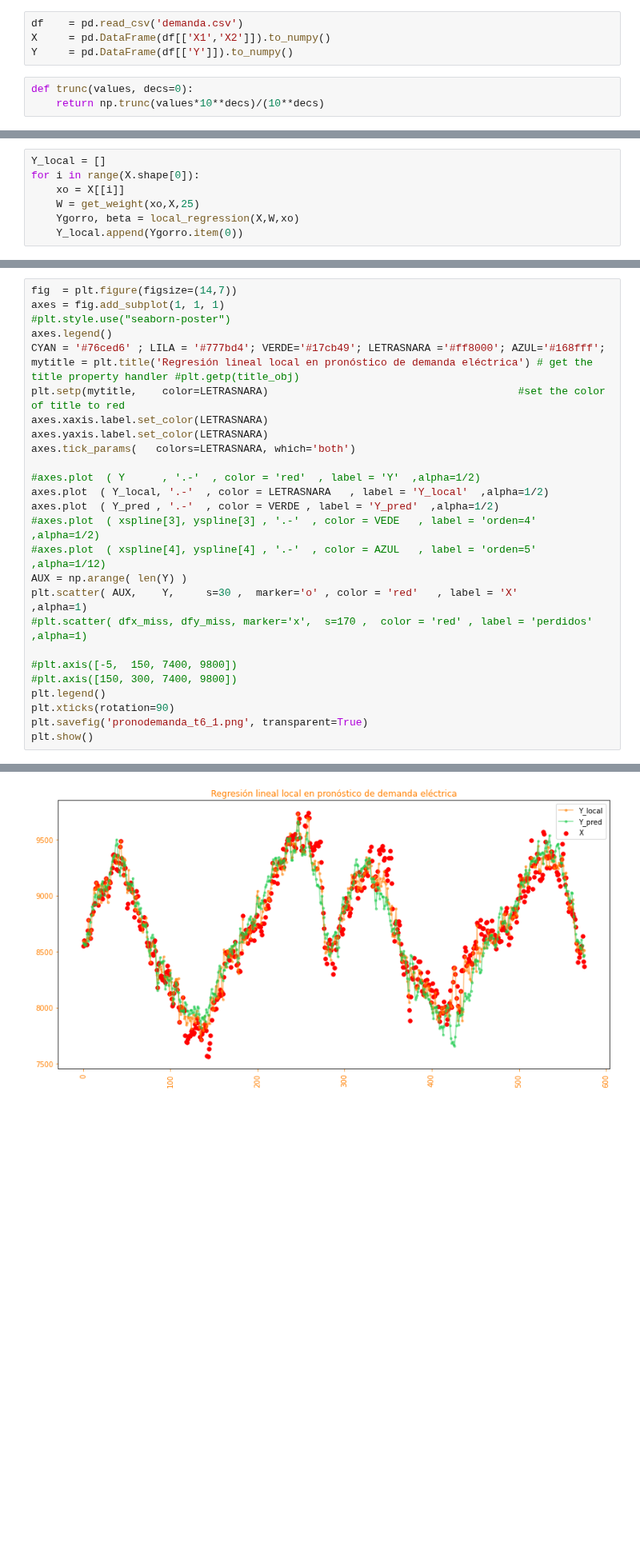
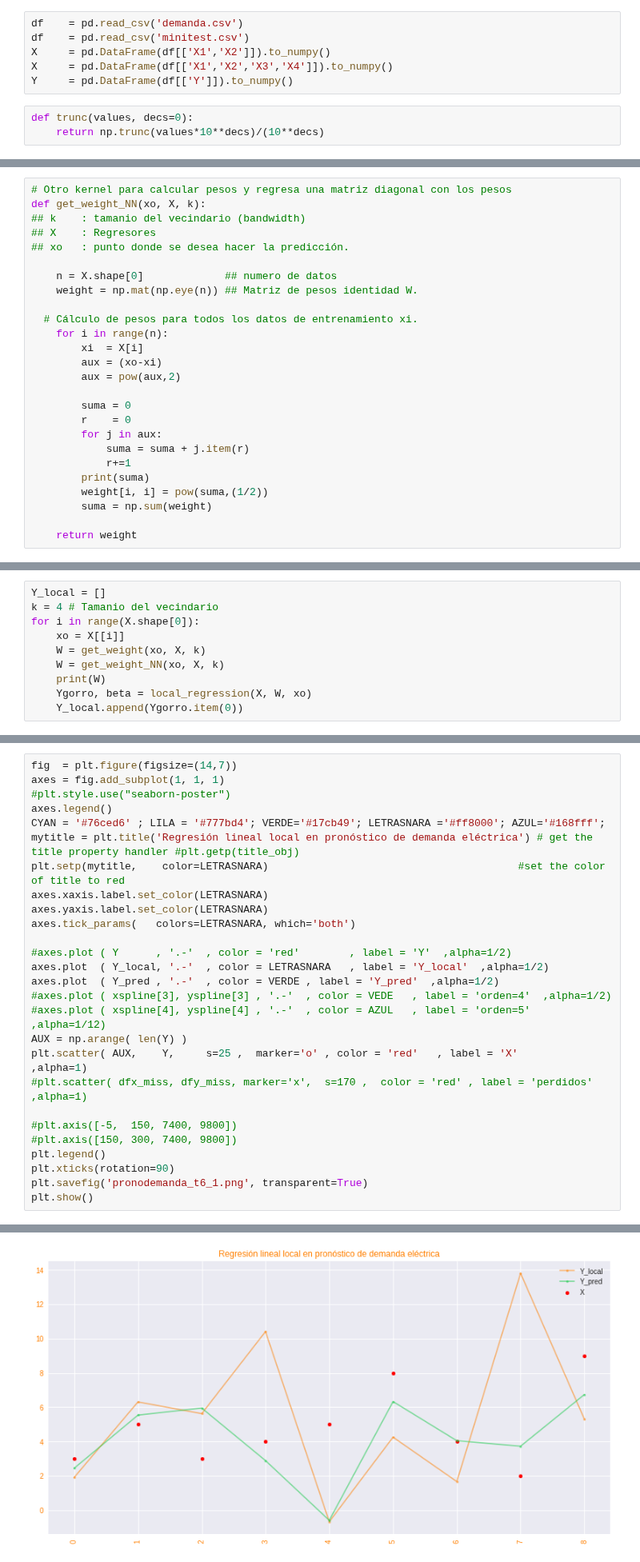
Before and after one commit to urieliram/statistical, a Jupyter notebook: Tarea6.ipynb, the cells around one changed output, grey strips where cells are left out. Shown at 80% size. Saved outputs shown, nothing was run; the diff lists cells and outputs as text; blank space fills up the shorter version.

```diff
--- a/Tarea6.ipynb
+++ b/Tarea6.ipynb
@@ -21,7 +21,9 @@ from sklearn.neighbors import KernelDensity
 from statsmodels.nonparametric.kernel_regression import KernelReg
 # %%
 df    = pd.read_csv('demanda.csv')
+df    = pd.read_csv('minitest.csv')
 X     = pd.DataFrame(df[['X1','X2']]).to_numpy()
+X     = pd.DataFrame(df[['X1','X2','X3','X4']]).to_numpy()
 Y     = pd.DataFrame(df[['Y']]).to_numpy()
 # %%
 def trunc(values, decs=0):
@@ -53 +53,27 @@ W = get_weight(1,X,25)
+# %%
+# Otro kernel para calcular pesos y regresa una matriz diagonal con los pesos
+def get_weight_NN(xo, X, k):
+## k    : tamanio del vecindario (bandwidth)
+## X    : Regresores
+## xo   : punto donde se desea hacer la predicción.
+
+    n = X.shape[0]             ## numero de datos
+    weight = np.mat(np.eye(n)) ## Matriz de pesos identidad W.
+
+  # Cálculo de pesos para todos los datos de entrenamiento xi.
+    for i in range(n):
+        xi  = X[i]
+        aux = (xo-xi)
+        aux = pow(aux,2)
+
+        suma = 0
+        r    = 0
+        for j in aux:
+            suma = suma + j.item(r)
+            r+=1
+        print(suma)
+        weight[i, i] = pow(suma,(1/2))
+        suma = np.sum(weight)
+
+    return weight
 # %% [markdown]
@@ -78,8 +102,11 @@ for i in range(X.shape[0]):
     Y_pred.append(Ygorro.item(0))
 # %%
 Y_local = []
+k = 4 # Tamanio del vecindario
 for i in range(X.shape[0]):
     xo = X[[i]]
-    W = get_weight(xo,X,25)
-    Ygorro, beta = local_regression(X,W,xo)
+    W = get_weight(xo, X, k)
+    W = get_weight_NN(xo, X, k)
+    print(W)
+    Ygorro, beta = local_regression(X, W, xo)
     Y_local.append(Ygorro.item(0))
@@ -106,33 +151,33 @@ print('|  local K1,k=25 |',str(mae_local),'|',str(mse_local),'|',str(mape_local)
 # %%
 fig  = plt.figure(figsize=(14,7))
 axes = fig.add_subplot(1, 1, 1)
 #plt.style.use("seaborn-poster")
 axes.legend()
 CYAN = '#76ced6' ; LILA = '#777bd4'; VERDE='#17cb49'; LETRASNARA ='#ff8000'; AZUL='#168fff';
 mytitle = plt.title('Regresión lineal local en pronóstico de demanda eléctrica') # get the title property handler #plt.getp(title_obj)
 plt.setp(mytitle,    color=LETRASNARA)                                        #set the color of title to red
 axes.xaxis.label.set_color(LETRASNARA)
 axes.yaxis.label.set_color(LETRASNARA)
 axes.tick_params(   colors=LETRASNARA, which='both')
 
-#axes.plot  ( Y      , '.-'  , color = 'red'  , label = 'Y'  ,alpha=1/2)
+#axes.plot ( Y      , '.-'  , color = 'red'        , label = 'Y'  ,alpha=1/2)
 axes.plot  ( Y_local, '.-'  , color = LETRASNARA   , label = 'Y_local'  ,alpha=1/2)
 axes.plot  ( Y_pred , '.-'  , color = VERDE , label = 'Y_pred'  ,alpha=1/2)
-#axes.plot  ( xspline[3], yspline[3] , '.-'  , color = VEDE   , label = 'orden=4'  ,alpha=1/2)
-#axes.plot  ( xspline[4], yspline[4] , '.-'  , color = AZUL   , label = 'orden=5'  ,alpha=1/12)
+#axes.plot ( xspline[3], yspline[3] , '.-'  , color = VEDE   , label = 'orden=4'  ,alpha=1/2)
+#axes.plot ( xspline[4], yspline[4] , '.-'  , color = AZUL   , label = 'orden=5'  ,alpha=1/12)
 AUX = np.arange( len(Y) )
-plt.scatter( AUX,    Y,     s=30 ,  marker='o' , color = 'red'   , label = 'X'        ,alpha=1)
+plt.scatter( AUX,    Y,     s=25 ,  marker='o' , color = 'red'   , label = 'X'        ,alpha=1)
 #plt.scatter( dfx_miss, dfy_miss, marker='x',  s=170 ,  color = 'red' , label = 'perdidos' ,alpha=1)
 
 #plt.axis([-5,  150, 7400, 9800])
 #plt.axis([150, 300, 7400, 9800])
 plt.legend()
 plt.xticks(rotation=90)
 plt.savefig('pronodemanda_t6_1.png', transparent=True)
 plt.show()
 # %% [output]
 No handles with labels found to put in legend.
-[figure, old version]
+[figure, new version]
 # %%
 def dibuja_hist(df,colour,name,Xlabel,Ylabel,title):
     plt.figure()
```
Also changed, not shown: parts of 14 cells of this notebook.
